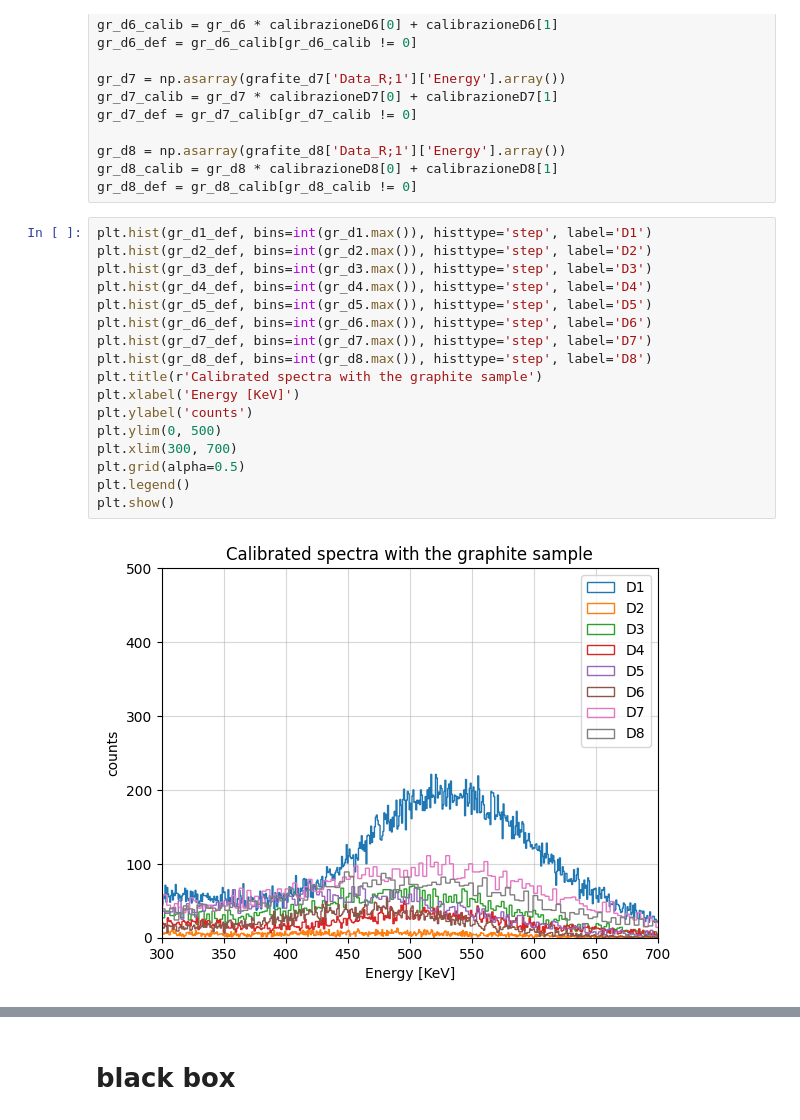
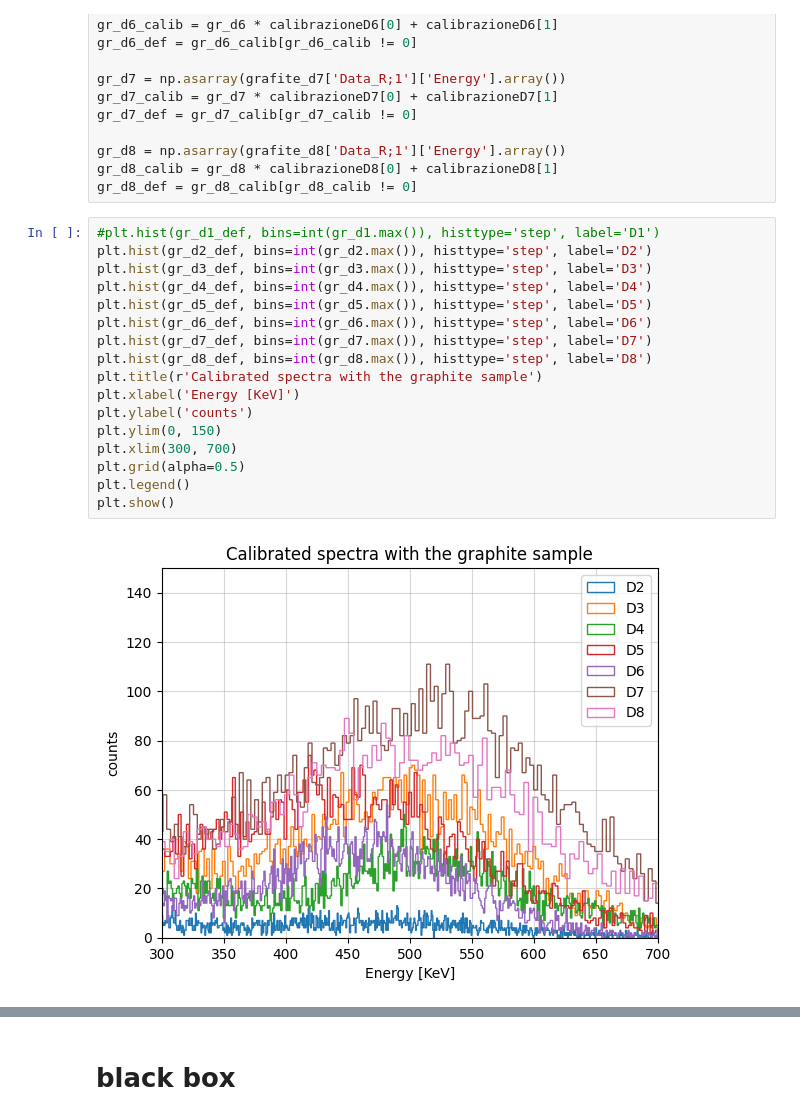
Before and after one commit to b3n3d3tt4/imaging, a Jupyter notebook: analisi.ipynb, the cells around one changed output, grey strips where cells are left out. Drawn from its saved outputs; the diff is of its cells as text.

```diff
--- a/analisi.ipynb
+++ b/analisi.ipynb
@@ -995,24 +1014,24 @@ gr_d8 = np.asarray(grafite_d8['Data_R;1']['Energy'].array())
 gr_d8_calib = gr_d8 * calibrazioneD8[0] + calibrazioneD8[1]
 gr_d8_def = gr_d8_calib[gr_d8_calib != 0]
 # %%
-plt.hist(gr_d1_def, bins=int(gr_d1.max()), histtype='step', label='D1')
+#plt.hist(gr_d1_def, bins=int(gr_d1.max()), histtype='step', label='D1')
 plt.hist(gr_d2_def, bins=int(gr_d2.max()), histtype='step', label='D2')
 plt.hist(gr_d3_def, bins=int(gr_d3.max()), histtype='step', label='D3')
 plt.hist(gr_d4_def, bins=int(gr_d4.max()), histtype='step', label='D4')
 plt.hist(gr_d5_def, bins=int(gr_d5.max()), histtype='step', label='D5')
 plt.hist(gr_d6_def, bins=int(gr_d6.max()), histtype='step', label='D6')
 plt.hist(gr_d7_def, bins=int(gr_d7.max()), histtype='step', label='D7')
 plt.hist(gr_d8_def, bins=int(gr_d8.max()), histtype='step', label='D8')
 plt.title(r'Calibrated spectra with the graphite sample')
 plt.xlabel('Energy [KeV]')
 plt.ylabel('counts')
-plt.ylim(0, 500)
+plt.ylim(0, 150)
 plt.xlim(300, 700)
 plt.grid(alpha=0.5)
 plt.legend()
 plt.show()
 # %% [output]
-[figure, old version]
+[figure, new version]
 # %%
 fit_gr_d1 = bbb.normal(gr_d1_def, xmin=400, xmax=670, x1=0, x2=1000, b=int(gr_d1_def.max()/6), n=2, plot='yes')
 fit_gr_d2 = bbb.normal(al_d2_def, xmin=380, xmax=600, x1=0, x2=1000, b=int(al_d2_def.max()/10), n=k)
```
Also changed, not shown: parts of 12 cells of this notebook, 2 other files.
